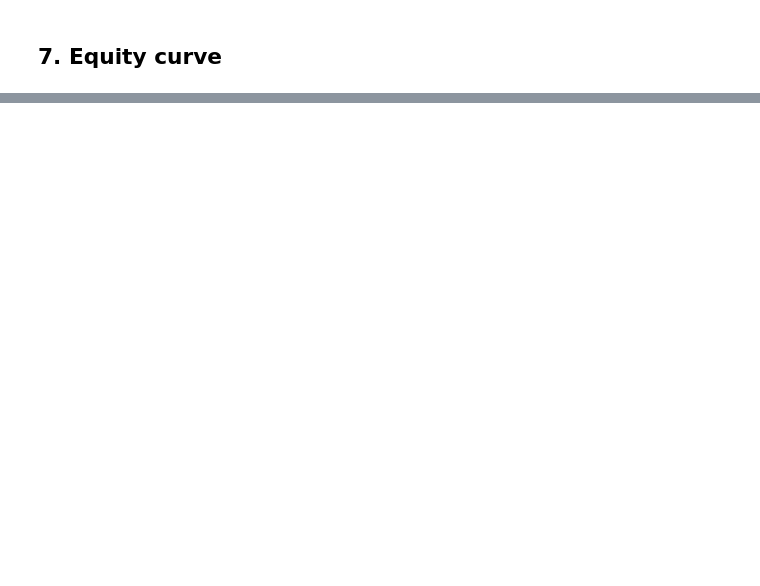
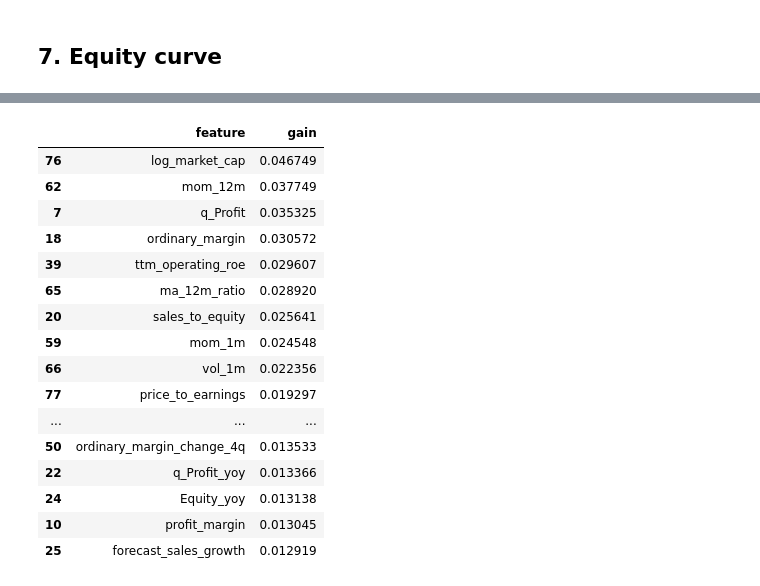
Before and after one commit to fallenwaffle/xgboost_stock_ranking, a Jupyter notebook: notebooks/05_model.ipynb, the cells around one changed output, grey strips where cells are left out. Saved outputs shown, nothing was run; the diff lists cells and outputs as text; code cells hidden in the pictures; blank space fills up the shorter version.

```diff
--- a/notebooks/05_model.ipynb
+++ b/notebooks/05_model.ipynb
@@ -651,0 +771,33 @@ plt.show()
+# %%
+gain = pd.DataFrame({
+
+    "feature":feature_cols,
+
+    "gain":ranker.feature_importances_
+
+})
+
+gain = gain.sort_values(
+    "gain",
+    ascending=False
+)
+
+display(gain.head(30))
+# %% [output]
+|  | feature | gain |
+| 76 | log_market_cap | 0.046749 |
+| 62 | mom_12m | 0.037749 |
+| 7 | q_Profit | 0.035325 |
+| 18 | ordinary_margin | 0.030572 |
+| 39 | ttm_operating_roe | 0.029607 |
+| 65 | ma_12m_ratio | 0.028920 |
+| 20 | sales_to_equity | 0.025641 |
+| 59 | mom_1m | 0.024548 |
+| 66 | vol_1m | 0.022356 |
+| 77 | price_to_earnings | 0.019297 |
+| ... | ... | ... |
+| 50 | ordinary_margin_change_4q | 0.013533 |
+| 22 | q_Profit_yoy | 0.013366 |
+| 24 | Equity_yoy | 0.013138 |
+| 10 | profit_margin | 0.013045 |
+| 25 | forecast_sales_growth | 0.012919 |
```
Also changed, not shown: parts of 17 cells of this notebook, 2 other files.
